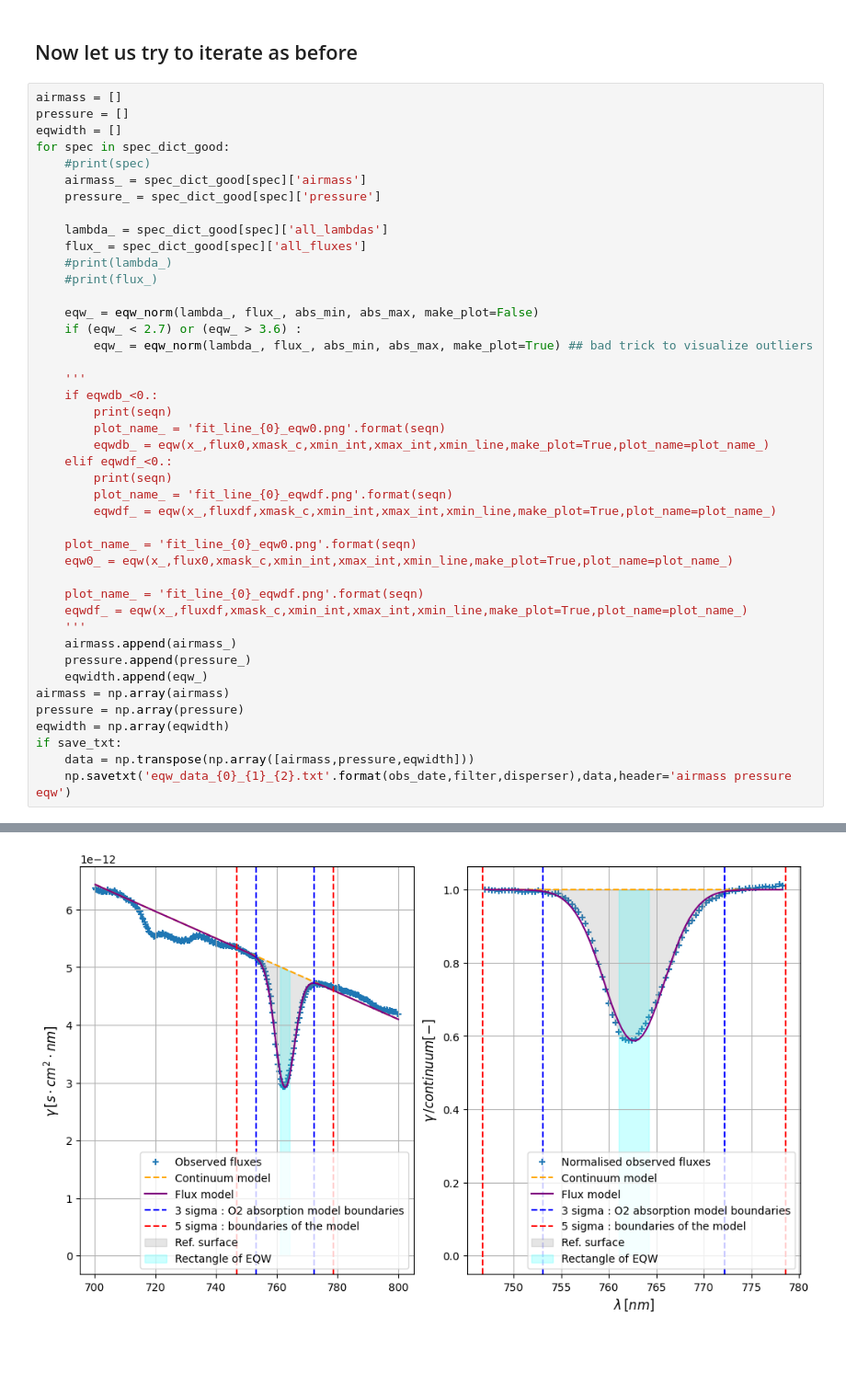
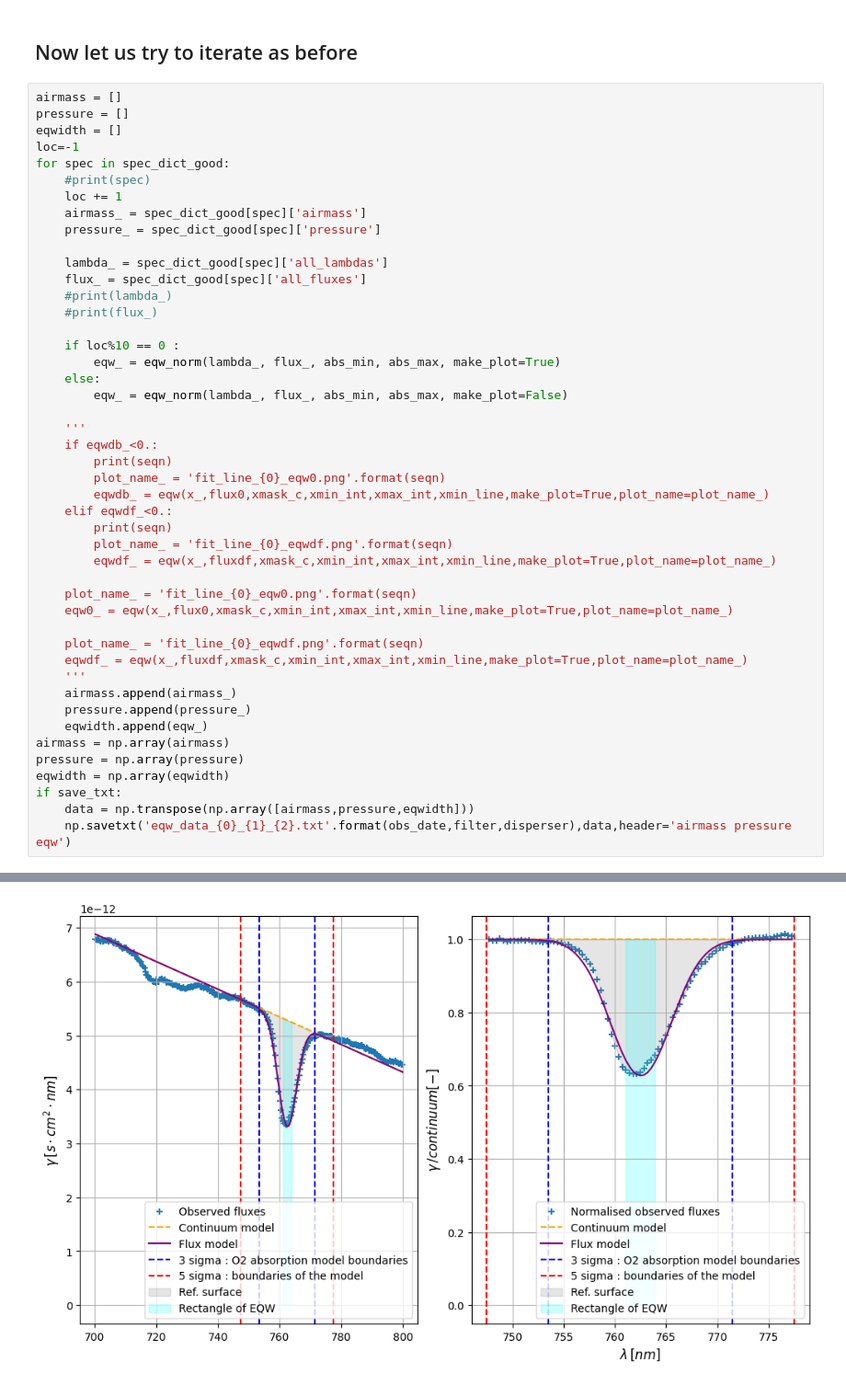
Before and after one commit to mrmonroy/AuxTel_eqw, a Jupyter notebook: O2_EQW/calculate_o2_eqw.ipynb, the cells around one changed output, grey strips where cells are left out. Shown at 92% size. Saved outputs shown, nothing was run; the diff lists cells and outputs as text; blank space fills up the shorter version.

```diff
--- a/O2_EQW/calculate_o2_eqw.ipynb
+++ b/O2_EQW/calculate_o2_eqw.ipynb
@@ -677,8 +677,10 @@ Equivalent width EQW=3.237584943210811
 airmass = []
 pressure = []
 eqwidth = []
+loc=-1
 for spec in spec_dict_good:
     #print(spec)
+    loc += 1
     airmass_ = spec_dict_good[spec]['airmass']
     pressure_ = spec_dict_good[spec]['pressure']
 
@@ -687,9 +689,10 @@ for spec in spec_dict_good:
     #print(lambda_)
     #print(flux_)
 
-    eqw_ = eqw_norm(lambda_, flux_, abs_min, abs_max, make_plot=False)
-    if (eqw_ < 2.7) or (eqw_ > 3.6) :
-        eqw_ = eqw_norm(lambda_, flux_, abs_min, abs_max, make_plot=True) ## bad trick to visualize outliers
+    if loc%10 == 0 :
+        eqw_ = eqw_norm(lambda_, flux_, abs_min, abs_max, make_plot=True)
+    else:
+        eqw_ = eqw_norm(lambda_, flux_, abs_min, abs_max, make_plot=False)
 
     '''
     if eqwdb_<0.:
@@ -724 +727 @@ if save_txt:
-[figure, old version]
+[figure, new version]
```
Also changed, not shown: parts of 2 cells of this notebook.
